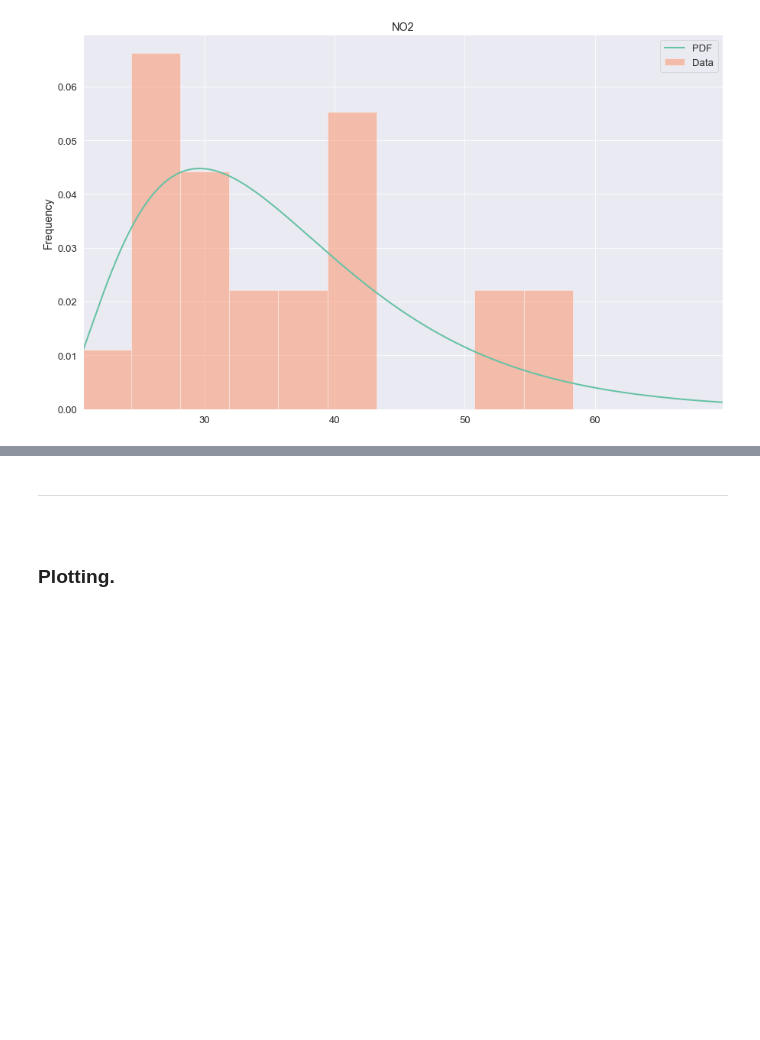
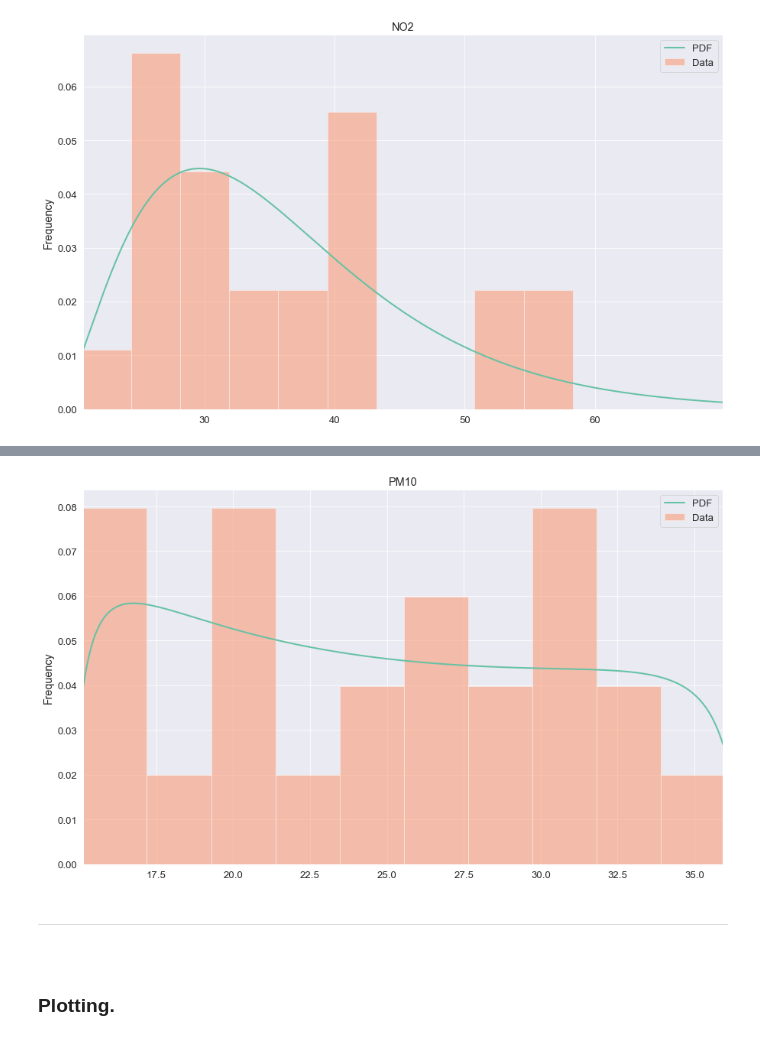
Before and after one commit to olgarozhdestvina/Air-Pollution-in-Dublin, a Jupyter notebook: Dublin_Air_Pollution.ipynb, the cells around one changed output, grey strips where cells are left out. Drawn from its saved outputs; the diff is of its cells as text; code cells hidden in the pictures; blank space fills up the shorter version.

```diff
--- a/Dublin_Air_Pollution.ipynb
+++ b/Dublin_Air_Pollution.ipynb
@@ -417,3 +447,8 @@ plot_data_with_pdf_fitted("NO2", pearson3)
+# %%
+# Plot PM10 with pearson3 distribution fitted.
+plot_data_with_pdf_fitted("PM10", johnsonsb)
+# %% [output]
+[figure, added]
 # %% [markdown]
 ___
 
```
Also changed, not shown: parts of 6 cells of this notebook.
